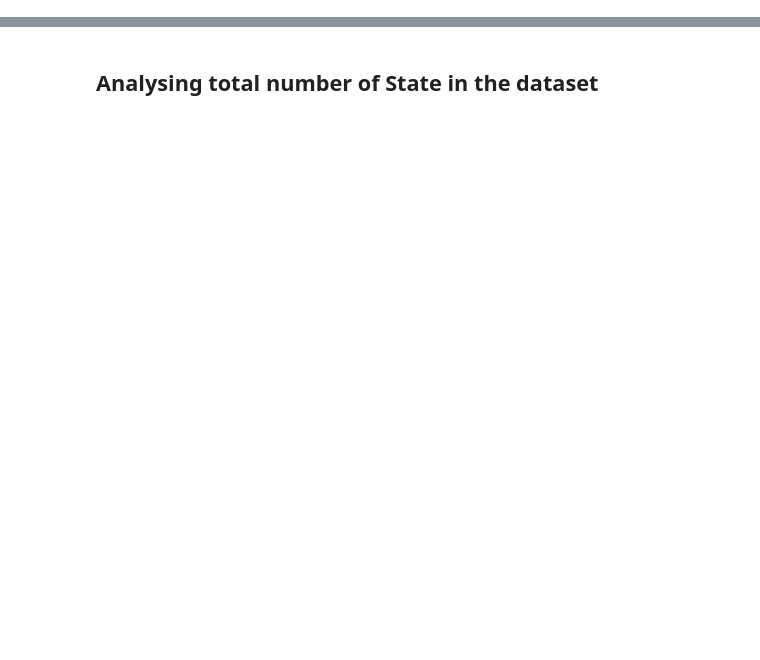
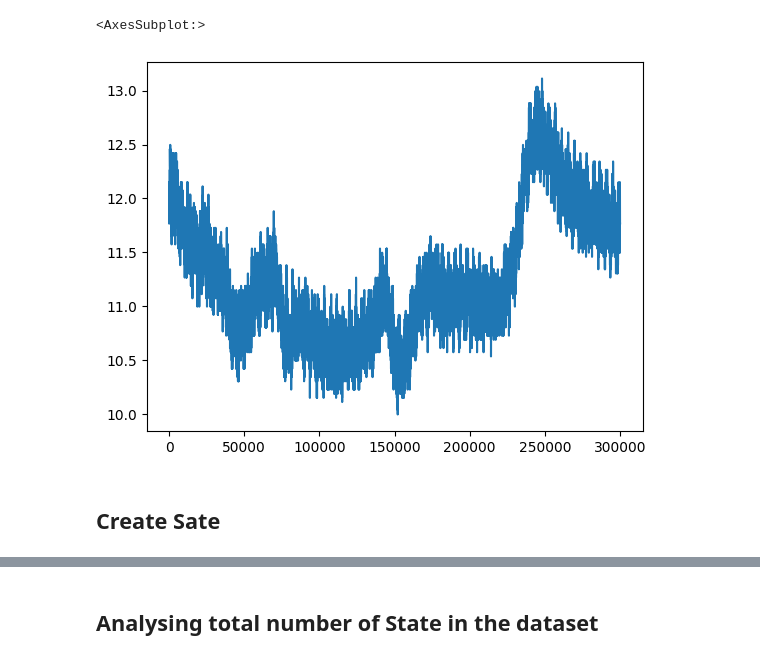
Before and after one commit to dbodenghien/SWaT_Analysis_TFE, a Jupyter notebook: markov_chain_model.ipynb, the cells around one changed output, grey strips where cells are left out. Cells and saved outputs as stored; diff of their text form; code cells hidden in the pictures; blank space fills up the shorter version.

```diff
--- a/markov_chain_model.ipynb
+++ b/markov_chain_model.ipynb
@@ -13,6 +13,11 @@ df = pd.read_pickle('dataset/train_dataset.pkl')
 
 pd.set_option("display.max_columns", None)
 pd.set_option('display.max_colwidth', None) #50 for truncated view, -1 for full view
+# %%
+df['AIT504'].iloc[0:300000].plot()
+# %% [output]
+<AxesSubplot:>
+[figure, added]
 # %%
 
 def get_train_test_dataset(df):
@@ -47,3 +35,5 @@ test['Normal/Attack'].replace(['Normal', 'Attack'], [0, 1], inplace=True)
+# %% [markdown]
+## Create Sate
 # %%
 cols_continuous_tank = ['LIT101', 'LIT301', 'LIT401']
 
```
Also changed, not shown: parts of 198 cells of this notebook, 2 other files.
